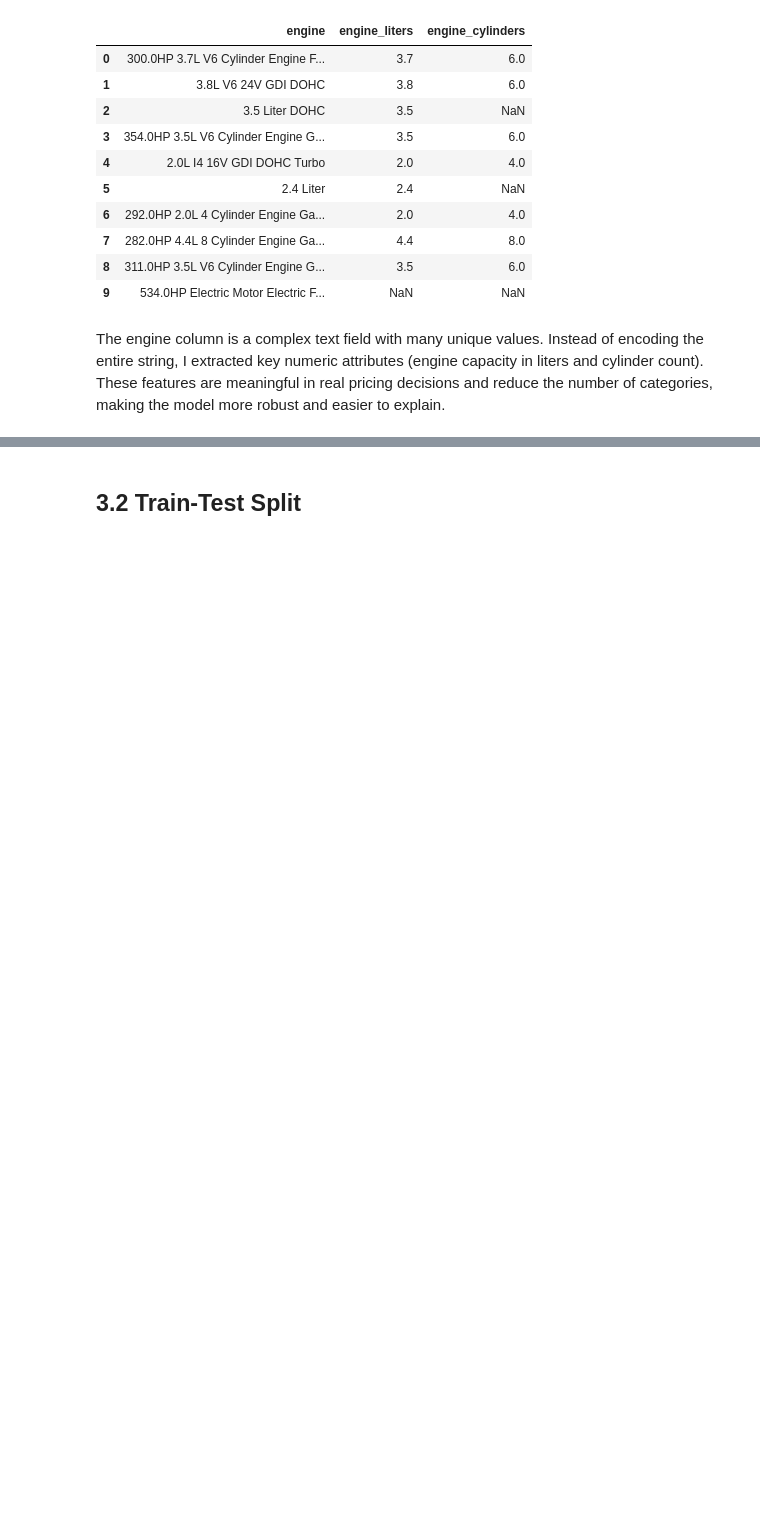
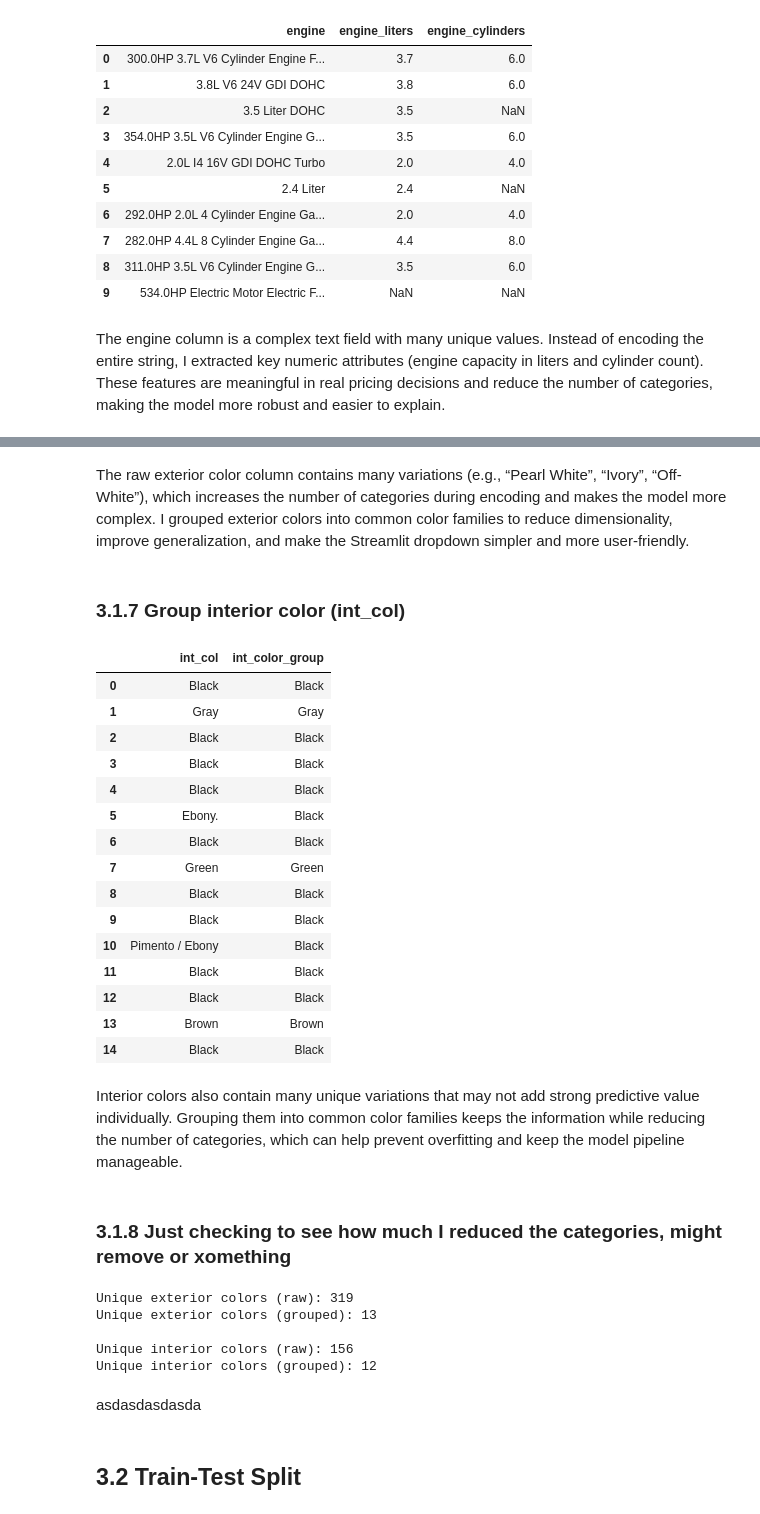
Before and after one commit to Amirul36/mldp-used-car-price, a Jupyter notebook: MLDP Program Codes Submission Template.ipynb, the cells around one changed output, grey strips where cells are left out. Saved outputs shown, nothing was run; the diff lists cells and outputs as text; code cells hidden in the pictures; blank space fills up the shorter version.

```diff
--- a/MLDP Program Codes Submission Template.ipynb
+++ b/MLDP Program Codes Submission Template.ipynb
@@ -435,3 +488,46 @@ The engine column is a complex text field with many unique values. Instead of en
+# %% [markdown]
+The raw exterior color column contains many variations (e.g., “Pearl White”, “Ivory”, “Off-White”), which increases the number of categories during encoding and makes the model more complex. I grouped exterior colors into common color families to reduce dimensionality, improve generalization, and make the Streamlit dropdown simpler and more user-friendly.
+# %% [markdown]
+### 3.1.7 Group interior color (int_col)
+# %%
+df["int_color_group"] = df["int_col"].apply(group_color)
+
+df[["int_col", "int_color_group"]].head(15)
+# %% [output]
+|  | int_col | int_color_group |
+| 0 | Black | Black |
+| 1 | Gray | Gray |
+| 2 | Black | Black |
+| 3 | Black | Black |
+| 4 | Black | Black |
+| 5 | Ebony. | Black |
+| 6 | Black | Black |
+| 7 | Green | Green |
+| 8 | Black | Black |
+| 9 | Black | Black |
+| 10 | Pimento / Ebony | Black |
+| 11 | Black | Black |
+| 12 | Black | Black |
+| 13 | Brown | Brown |
+| 14 | Black | Black |
+# %% [markdown]
+Interior colors also contain many unique variations that may not add strong predictive value individually. Grouping them into common color families keeps the information while reducing the number of categories, which can help prevent overfitting and keep the model pipeline manageable.
+# %% [markdown]
+### 3.1.8 Just checking to see how much I reduced the categories, might remove or xomething
+# %%
+print("Unique exterior colors (raw):", df["ext_col"].nunique(dropna=False))
+print("Unique exterior colors (grouped):", df["ext_color_group"].nunique(dropna=False))
+
+print("\nUnique interior colors (raw):", df["int_col"].nunique(dropna=False))
+print("Unique interior colors (grouped):", df["int_color_group"].nunique(dropna=False))
+# %% [output]
+Unique exterior colors (raw): 319
+Unique exterior colors (grouped): 13
+
+Unique interior colors (raw): 156
+Unique interior colors (grouped): 12
+# %% [markdown]
+asdasdasdasda
 # %% [markdown]
 ## 3.2 Train-Test Split
 # %%
```
Also changed, not shown: parts of 2 cells of this notebook.
